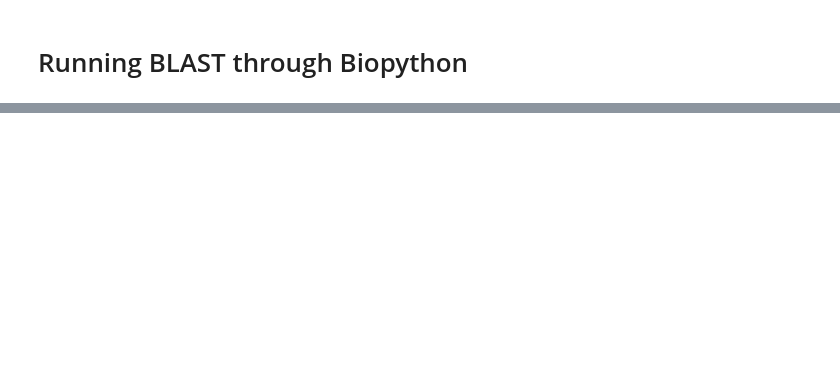
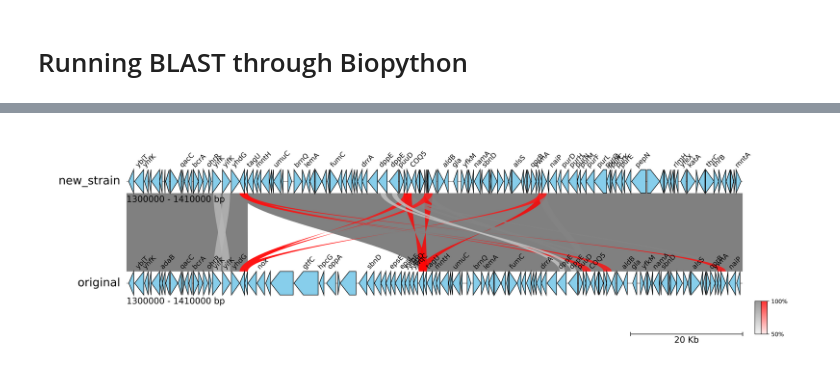
Before and after one commit to SentientVirus/ATTC_biopython, a Jupyter notebook: Blast.ipynb, the cells around one changed output, grey strips where cells are left out. Drawn from its saved outputs; the diff is of its cells as text; code cells hidden in the pictures; blank space fills up the shorter version.

Commit message:
Added files for Blast and Blast plotting

```diff
--- a/Blast.ipynb
+++ b/Blast.ipynb
@@ -15,0 +68,5 @@ ApplicationError: Non-zero return code 127 from 'blastp -query ftsZ.fna -db nr -
+# %%
+file_df = pd.read_csv(outfile, sep = "\t", skiprows = 5, header = None) #Read as tab-separated file, skip 5 rows and don't set the remaining rows as headers
+file_df = file_df[:-1] #Remove the last row, that also contains a comment
+file_df.columns = header_list #Add column names
+display(file_df) #Show as table
@@ -15,0 +129,6 @@ ApplicationError: Non-zero return code 127 from 'blastp -query ftsZ.fna -db nr -
+# %%
+#Here I just took the dataframe that we generated earlier and modified the chromosome names
+tab_df = file_df.copy()
+tab_df = tab_df.replace("OX335140.1", "new_strain")
+tab_df = tab_df.replace("OX335166.1", "original")
+display(tab_df)
@@ -15,0 +149,7 @@ ApplicationError: Non-zero return code 127 from 'blastp -query ftsZ.fna -db nr -
+# %%
+#Here I removed the matches that are outside the region that we want to plot
+tab_df = tab_df.drop(tab_df[tab_df["q. end"] < start].index)
+tab_df = tab_df.drop(tab_df[tab_df["s. end"] < start].index)
+tab_df = tab_df.drop(tab_df[tab_df["q. start"] > start + seg_size].index)
+tab_df = tab_df.drop(tab_df[tab_df["s. start"] > start + seg_size].index)
+display(tab_df)
@@ -15,0 +174,10 @@ ApplicationError: Non-zero return code 127 from 'blastp -query ftsZ.fna -db nr -
+# %%
+#Now, we need to set all the starts below the minimum to the minimum
+tab_df["q. start"][tab_df["q. start"] < start] = start
+tab_df["q. end"][tab_df["q. end"] > start + seg_size] = start + seg_size
+tab_df["s. start"][tab_df["s. start"] < start] = start
+tab_df["s. end"][tab_df["s. end"] > start + seg_size] = start + seg_size
+
+#We need to reset the index so that we can loop through the rows
+tab_df = tab_df.reset_index()
+display(tab_df)
@@ -15,0 +202,17 @@ ApplicationError: Non-zero return code 127 from 'blastp -query ftsZ.fna -db nr -
+# %%
+#Here we loop through the info in the dataframe and we plot the different matches (links) between the sequences
+min_id = 50 #We set a minimum percentage of identity to adjust the colors
+for i in range(len(tab_df)):
+    #We define the links
+    link1 = (tab_df.loc[i, "query acc.ver"], tab_df.loc[i, "q. start"], tab_df.loc[i, "q. end"])
+    link2 = (tab_df.loc[i, "subject acc.ver"], tab_df.loc[i, "s. start"], tab_df.loc[i, "s. end"])
+    #We define the percentage of identity (important to color the links)
+    identity = tab_df.loc[i, "% identity"]
+    #Here we add the links to the gv plot
+    gv.add_link(link1, link2, v = identity, vmin = min_id, curve = True)
+    gv.tick_style = "bar" #This adds the scale of the plot (20 Kb)
+
+fig = gv.plotfig(400) #We plot the figure
+gv.set_colorbar(fig, vmin = min_id) #We add a color bar to interpret the colors
+# %% [output]
+[figure, added]
```
Also changed, not shown: parts of 26 cells of this notebook, 5 other files.
